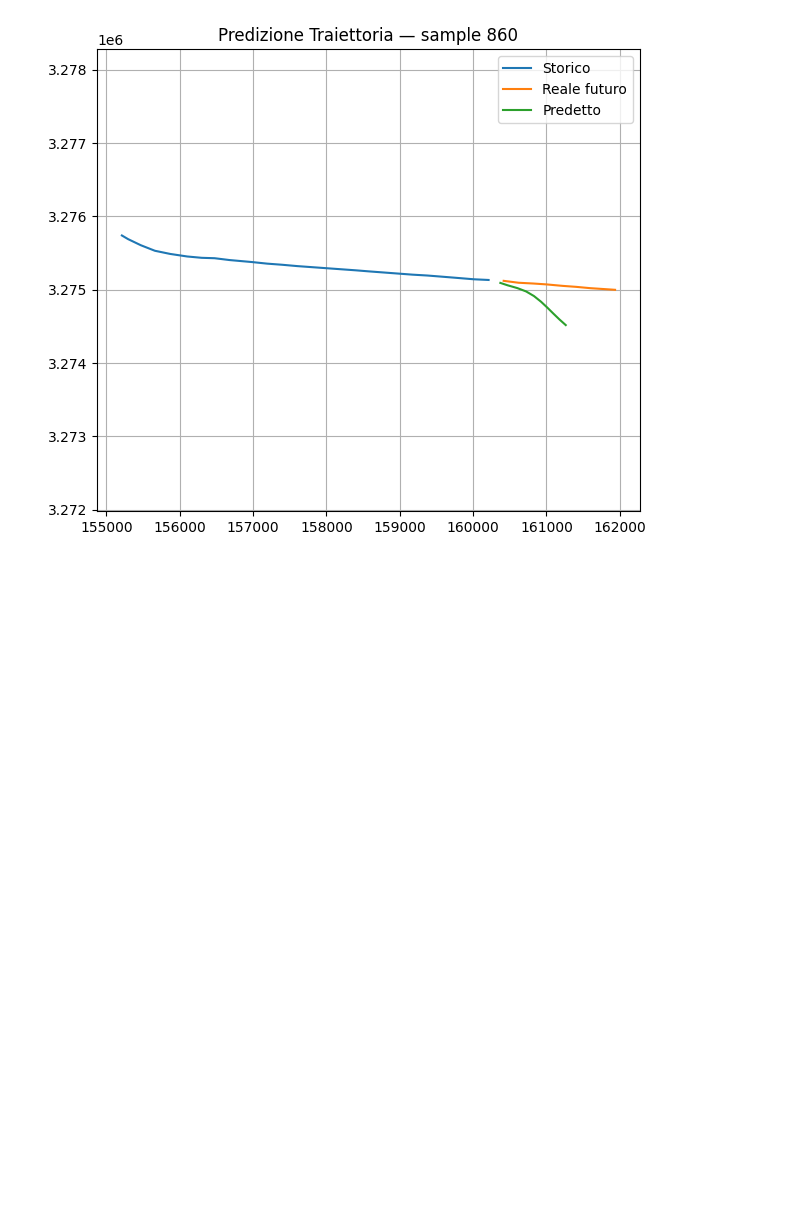
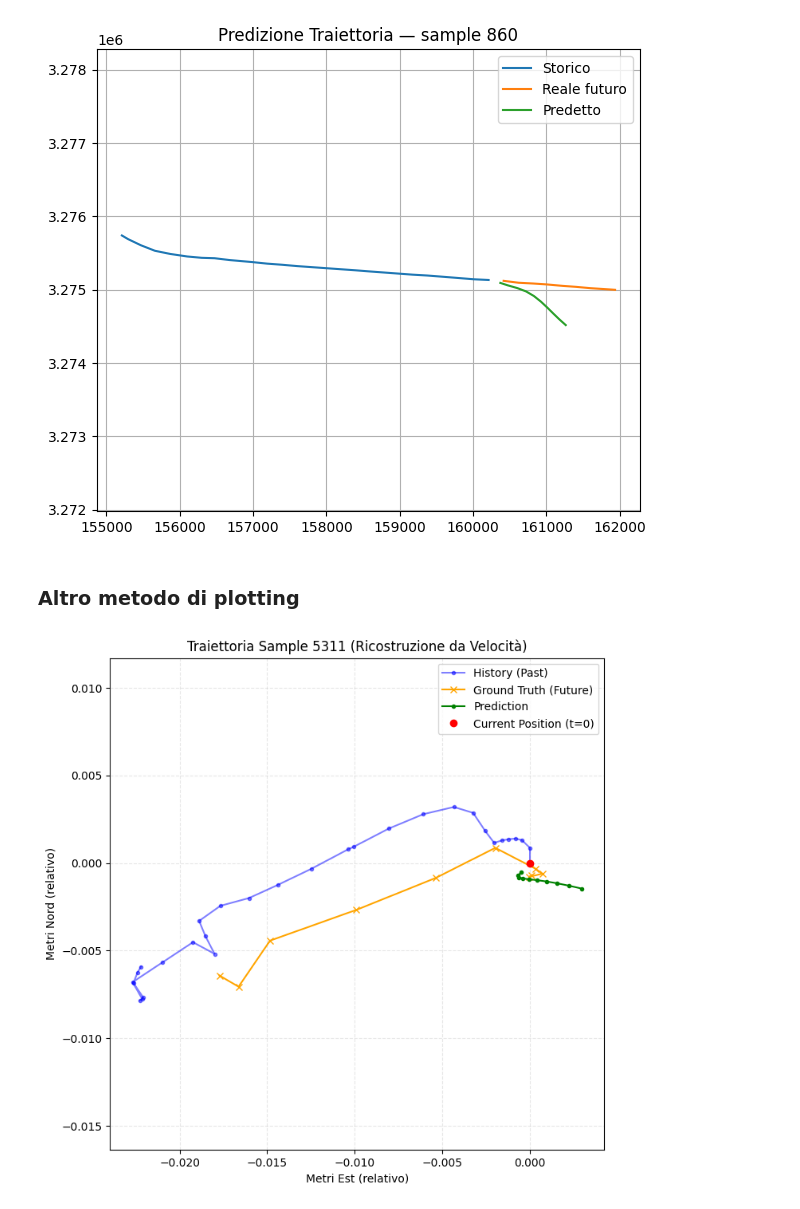
Before and after one commit to matteraggi/maritimeAIS, a Jupyter notebook: TrainingAIS.ipynb, the cells around one changed output. Saved outputs shown, nothing was run; the diff lists cells and outputs as text; code cells hidden in the pictures; blank space fills up the shorter version.

```diff
--- a/TrainingAIS.ipynb
+++ b/TrainingAIS.ipynb
@@ -646,0 +694,18 @@ print("✅ Modello LNN caricato da Drive e pronto per inferenza/anomaly detectio
+# %%
+# Calcoliamo le differenze tra righe consecutive per stimare la dinamica reale
+# Usiamo solo un subset per velocità se il dataset è enorme
+deltas_x = df["X"].diff().dropna().abs()
+deltas_y = df["Y"].diff().dropna().abs()
+
+# Rimuoviamo outlier estremi (es. cambi di nave/MMSI) per il calcolo della scala
+# (o calcola diff raggruppando per MMSI se possibile, ma una stima robusta basta)
+quantile_99_x = deltas_x.quantile(0.99)
+quantile_99_y = deltas_y.quantile(0.99)
+
+# Usiamo questo valore per normalizzare i movimenti relativi!
+# Non usare la std della posizione globale (che è in km), ma del movimento (in metri)
+STD_DELTA = np.array([quantile_99_x, quantile_99_y])
+print(f"Nuova scala per i delta: X={STD_DELTA[0]:.2f}m, Y={STD_DELTA[1]:.2f}m")
+
+# Aggiorna la funzione create_sequences per usare STD_DELTA invece di std_xy
+# create_sequences(..., std_xy=STD_DELTA)
@@ -945,3 +1013,55 @@ i = np.random.randint(0, len(X_test))
 plot_case_study(model, df_test, owners_test, X_test, i, std_xy)
 # %% [output]
 [figure]
+# %% [markdown]
+### Altro metodo di plotting
+# %%
+def plot_trajectory_reconstruction(model, X, y_true, i, std_delta):
+    model.eval()
+
+    # 1. Predizione (Output = Delta Normalizzati)
+    inp = torch.tensor(X[i:i+1])
+    with torch.no_grad():
+        # (1, Future, 2)
+        pred_delta_norm = model(inp, y_teacher=None, tf_ratio=0.0)[0].cpu().numpy()
+
+    # 2. Denormalizza (Torna in Metri)
+    # y_true[i] è già normalizzato dalla funzione create_sequences_deltas
+    pred_delta_m = pred_delta_norm * std_delta
+    true_delta_m = y_true[i] * std_delta
+
+    # 3. Ricostruisci Traiettoria (Somma Cumulativa)
+    # Partiamo da (0,0) come "ultimo punto noto"
+    pred_path = np.cumsum(pred_delta_m, axis=0)
+    true_path = np.cumsum(true_delta_m, axis=0)
+
+    # 4. Ricostruisci History (per contesto)
+    # X[i, :, :2] sono i delta passati normalizzati
+    hist_delta_m = X[i, :, :2] * std_delta
+    # Ricostruiamo la history all'indietro per farla finire a (0,0)
+    # Modo semplice: cumsum e poi shift
+    hist_path = np.cumsum(hist_delta_m, axis=0)
+    hist_path = hist_path - hist_path[-1] # Ora l'ultimo punto è (0,0)
+
+    # 5. Plot
+    plt.figure(figsize=(8,8))
+    plt.plot(hist_path[:,0], hist_path[:,1], 'o-', label='History (Past)', alpha=0.5, markersize=3, color='blue')
+    plt.plot(true_path[:,0], true_path[:,1], 'x-', label='Ground Truth (Future)', color='orange')
+    plt.plot(pred_path[:,0], pred_path[:,1], '.-', label='Prediction', color='green')
+
+    # Punto zero (Ora)
+    plt.plot(0, 0, 'ro', label="Current Position (t=0)", zorder=5)
+
+    plt.legend()
+    plt.grid(True, alpha=0.3, linestyle='--')
+    plt.axis('equal')
+    plt.xlabel("Metri Est (relativo)")
+    plt.ylabel("Metri Nord (relativo)")
+    plt.title(f"Traiettoria Sample {i} (Ricostruzione da Velocità)")
+    plt.show()
+
+# Test
+idx = np.random.randint(0, len(X_test))
+plot_trajectory_reconstruction(model_lstm, X_test, y_test, idx, STD_DELTA)
+# %% [output]
+[figure, added]
```
Also changed, not shown: parts of 14 cells of this notebook, 22 other files.
